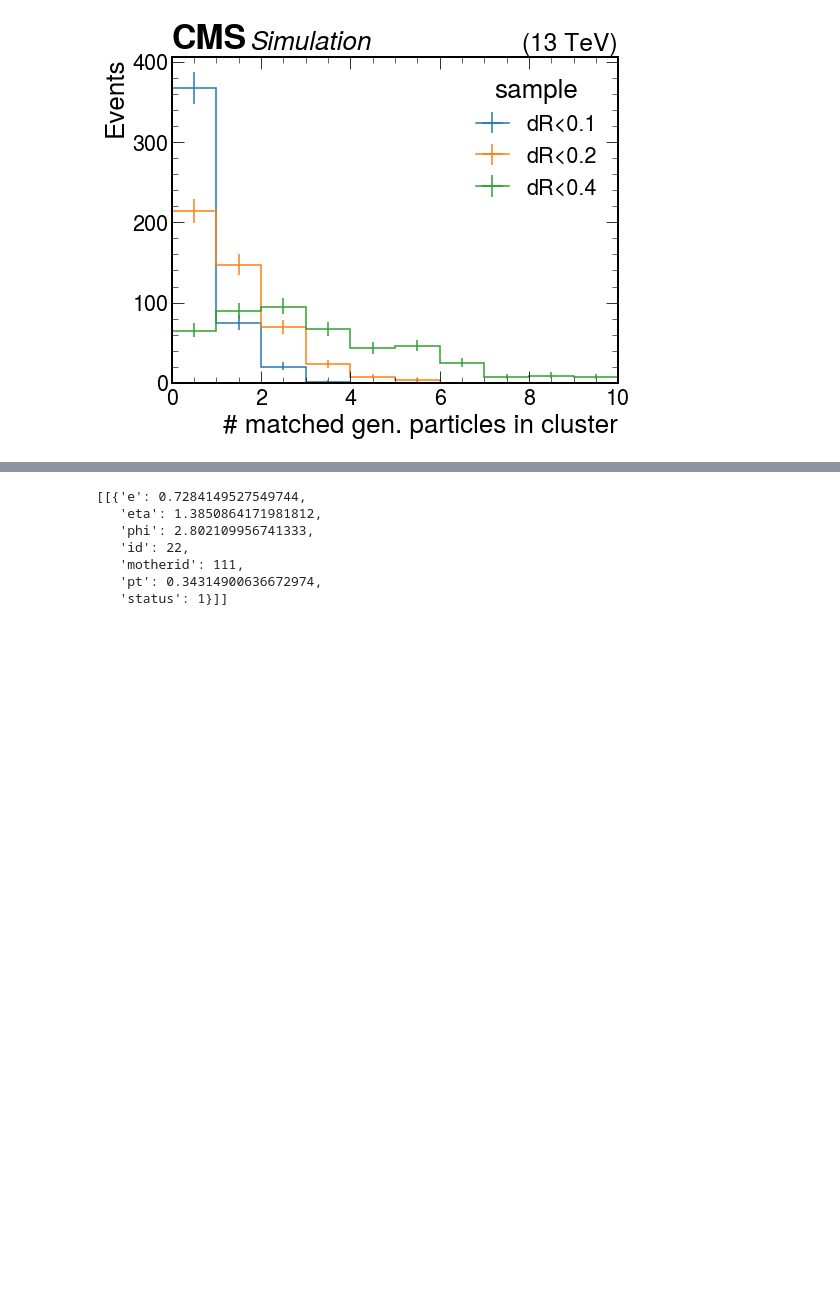
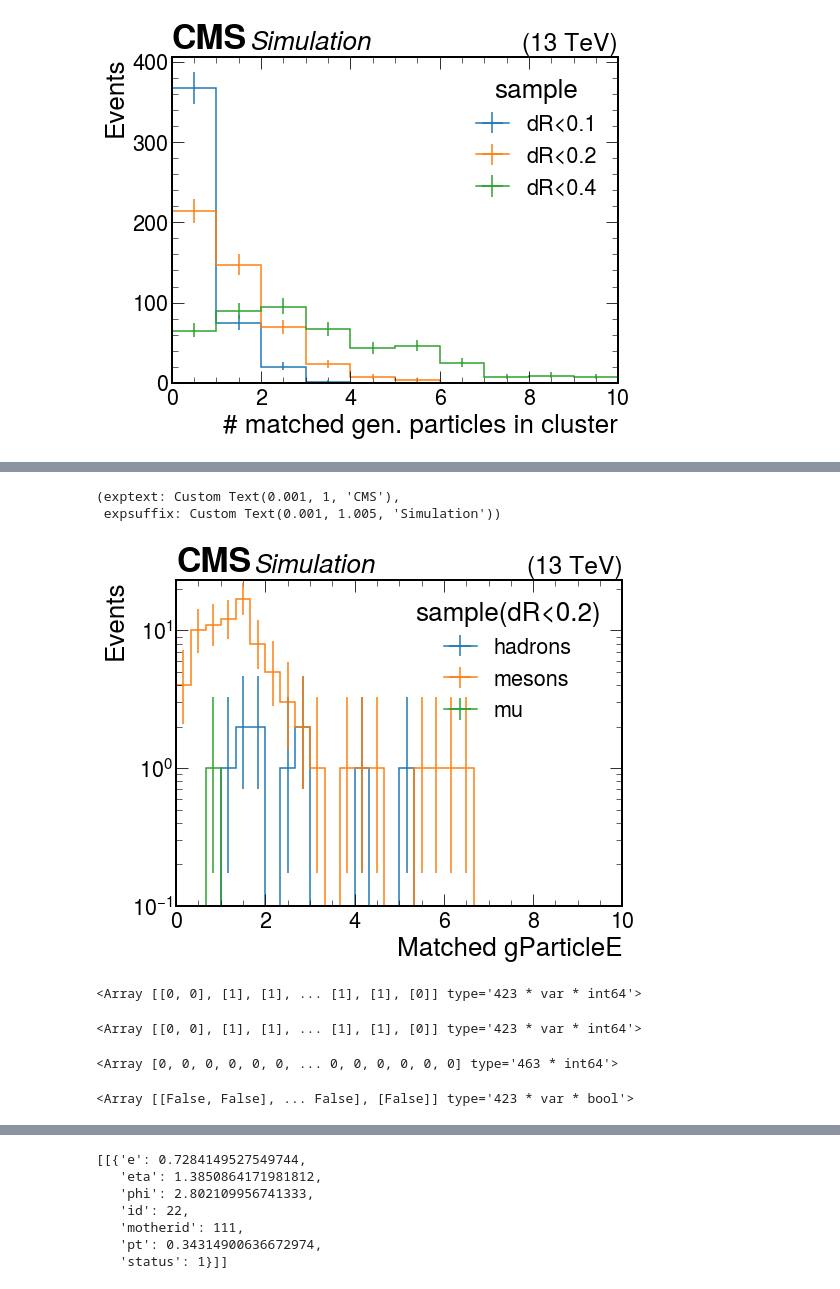
Before and after one commit to kakwok/LLP_coffea, a Jupyter notebook: notebook/SkimCheck.ipynb, the cells around one changed output, grey strips where cells are left out. Cells and saved outputs as stored; diff of their text form; code cells hidden in the pictures; blank space fills up the shorter version.

```diff
--- a/notebook/SkimCheck.ipynb
+++ b/notebook/SkimCheck.ipynb
@@ -199,0 +206,37 @@ hep.cms.label(ax=axs)
+# %%
+plt.style.use(hep.style.CMS)
+fig, axs = plt.subplots(1,1, figsize=(8,6))
+
+h = hist.Hist("Events",
+         hist.Cat("sample","sample(dR<0.2)"),
+        hist.Bin("E","Matched gParticleE",30,0,10))
+
+h.fill(sample="mu",E=ak.flatten(matched_gen[abs(matched_gen.id)==13].e,axis=None))
+mesons = np.logical_and(matched_gen.id>100,matched_gen.id<1000)
+hadrons = np.logical_and(matched_gen.id>1000,matched_gen.id<10000)
+h.fill(sample="mesons",E=ak.flatten(matched_gen[mesons].e,axis=None))
+h.fill(sample="hadrons",E=ak.flatten(matched_gen[hadrons].e,axis=None))
+hist.plot1d(h,ax=axs)
+axs.set_yscale("log")
+axs.set_ylim(1e-1,None)
+hep.cms.label(ax=axs)
+# %% [output]
+(exptext: Custom Text(0.001, 1, 'CMS'),
+ expsuffix: Custom Text(0.001, 1.005, 'Simulation'))
+[figure, added]
+# %%
+ak.num(cls,axis=2)
+# %% [output]
+<Array [[0, 0], [1], [1], ... [1], [1], [0]] type='423 * var * int64'>
+# %%
+ak.num(matched_gen,axis=2)
+# %% [output]
+<Array [[0, 0], [1], [1], ... [1], [1], [0]] type='423 * var * int64'>
+# %%
+ak.flatten(ak.num(matched_gen[abs(matched_gen.id)==13],axis=2))
+# %% [output]
+<Array [0, 0, 0, 0, 0, 0, ... 0, 0, 0, 0, 0, 0] type='463 * int64'>
+# %%
+ak.any(abs(matched_gen.id)==13,axis=2)
+# %% [output]
+<Array [[False, False], ... False], [False]] type='423 * var * bool'>
```
Also changed, not shown: parts of 34 cells of this notebook.
